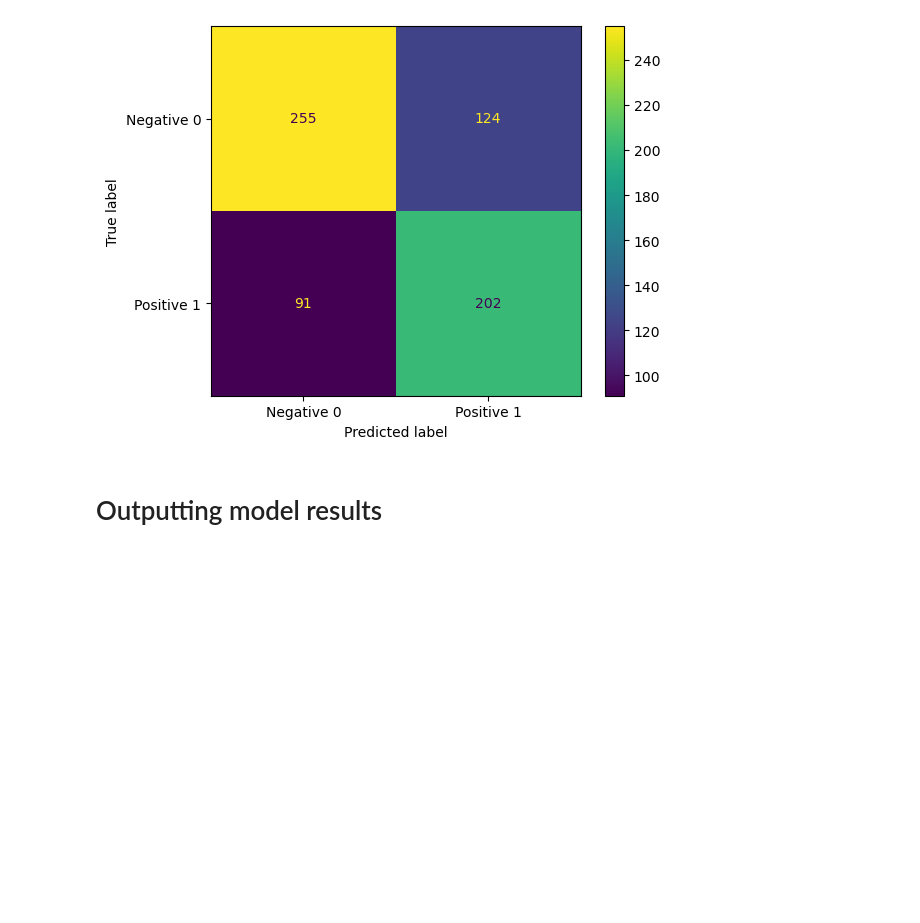
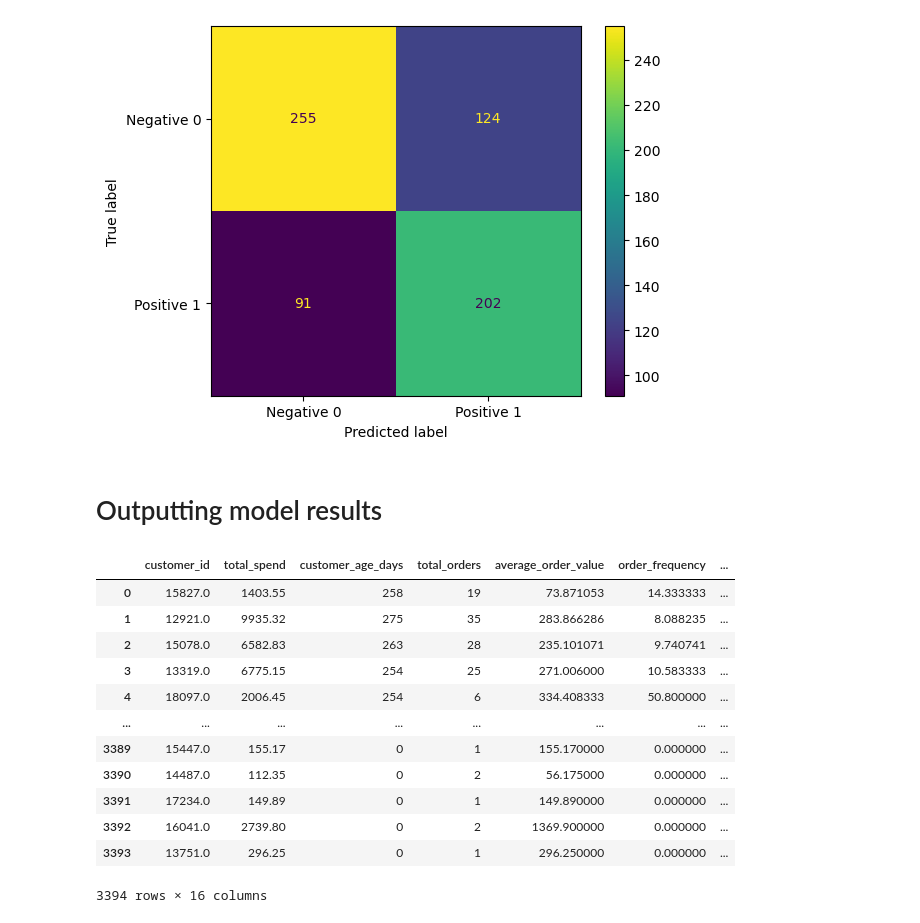
Before and after one commit to Joebrook-123/Online-Retail-Customer-Churn, a Jupyter notebook: Data Processing.ipynb, the cells around one changed output. Saved outputs shown, nothing was run; the diff lists cells and outputs as text; code cells hidden in the pictures; blank space fills up the shorter version.

```diff
--- a/Data Processing.ipynb
+++ b/Data Processing.ipynb
@@ -365,8 +365,23 @@ one_time_buyer: 0.19332681062899612
 # %%
 X = df[features].to_numpy()
 X_transform = transform(X)
 y_pred = logr_poly.predict_proba(X_transform)[:, 1]
 
 df['churn_probability'] = y_pred.ravel()
 
 df.to_csv('Customer Churn Predictions.csv', index=False)
+df
+# %% [output]
+|  | customer_id | total_spend | customer_age_days | total_orders | average_order_value | order_frequency | ... |
+| 0 | 15827.0 | 1403.55 | 258 | 19 | 73.871053 | 14.333333 | ... |
+| 1 | 12921.0 | 9935.32 | 275 | 35 | 283.866286 | 8.088235 | ... |
+| 2 | 15078.0 | 6582.83 | 263 | 28 | 235.101071 | 9.740741 | ... |
+| 3 | 13319.0 | 6775.15 | 254 | 25 | 271.006000 | 10.583333 | ... |
+| 4 | 18097.0 | 2006.45 | 254 | 6 | 334.408333 | 50.800000 | ... |
+| ... | ... | ... | ... | ... | ... | ... | ... |
+| 3389 | 15447.0 | 155.17 | 0 | 1 | 155.170000 | 0.000000 | ... |
+| 3390 | 14487.0 | 112.35 | 0 | 2 | 56.175000 | 0.000000 | ... |
+| 3391 | 17234.0 | 149.89 | 0 | 1 | 149.890000 | 0.000000 | ... |
+| 3392 | 16041.0 | 2739.80 | 0 | 2 | 1369.900000 | 0.000000 | ... |
+| 3393 | 13751.0 | 296.25 | 0 | 1 | 296.250000 | 0.000000 | ... |
+3394 rows × 16 columns
```
